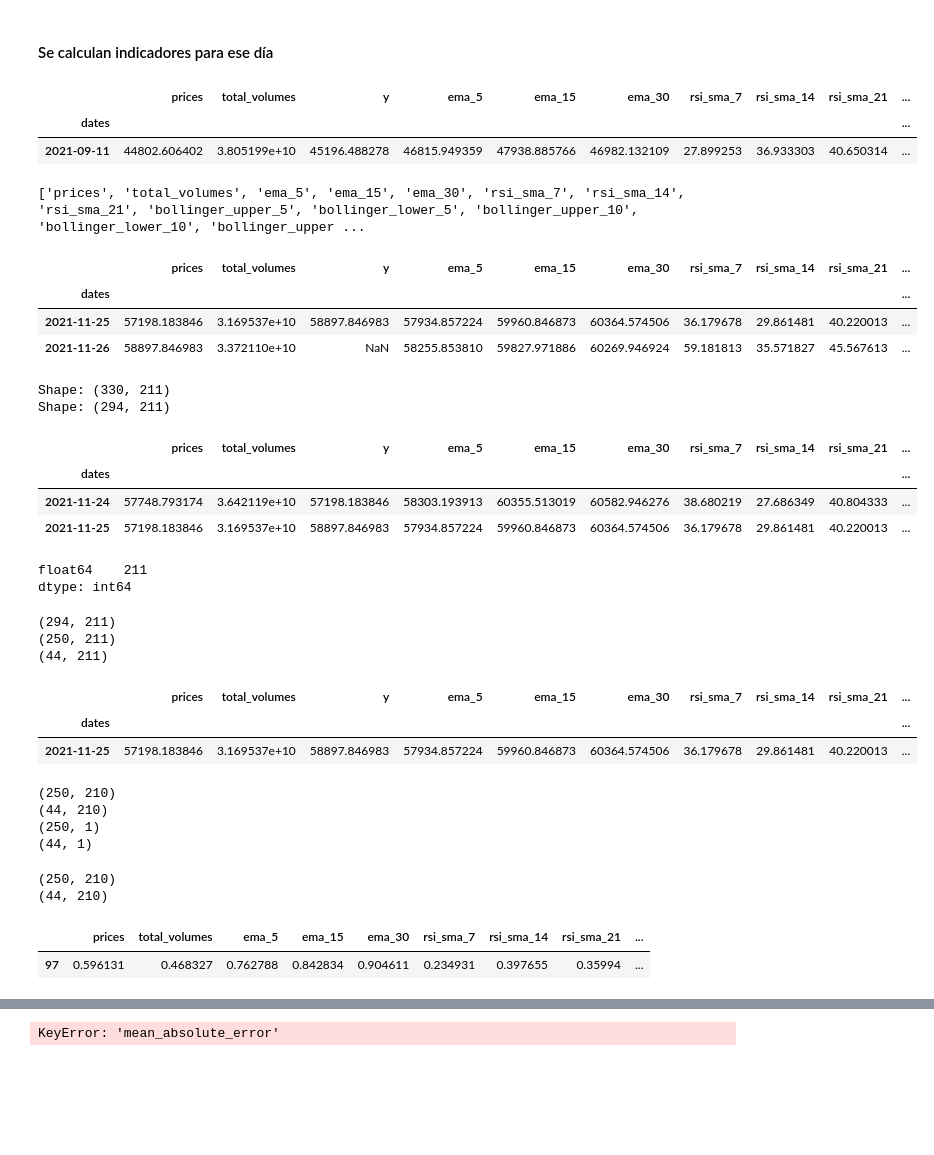
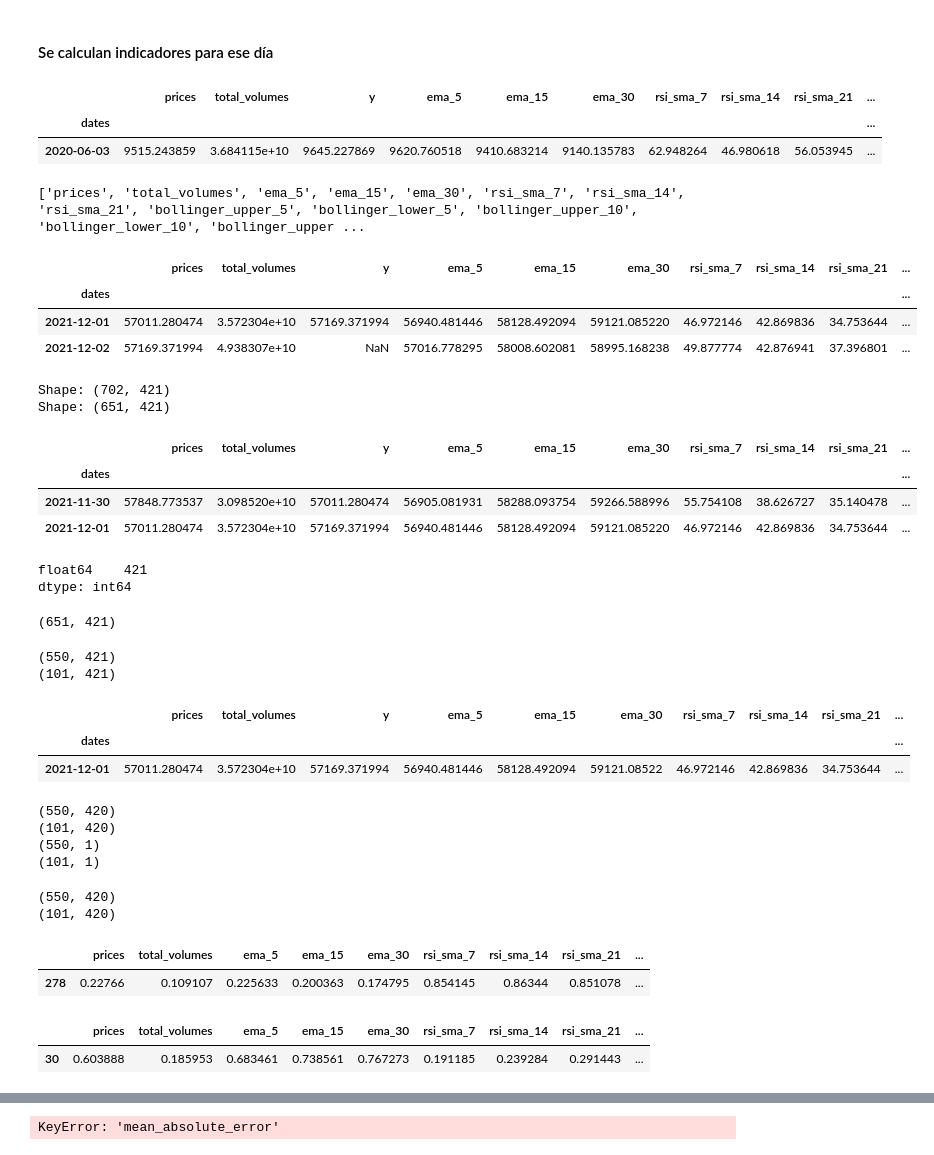
Before and after one commit to aldofranco91/Trading, a Jupyter notebook: Modelo Keras Regression.ipynb, the cells around one changed output, grey strips where cells are left out. Cells and saved outputs as stored; diff of their text form; code cells hidden in the pictures; blank space fills up the shorter version.

```diff
--- a/Modelo Keras Regression.ipynb
+++ b/Modelo Keras Regression.ipynb
@@ -33,8 +33,8 @@ def edit_prices_dict(d):
     return df
 # %%
 #dd/mm/yyyy
-from_date="01/01/2021"
-to_date="27/11/2021"
+from_date="01/01/2020"
+to_date="21/12/2021"
 from_unix = time.mktime(datetime.datetime.strptime(from_date, "%d/%m/%Y").timetuple())
 to_unix = time.mktime(datetime.datetime.strptime(to_date, "%d/%m/%Y").timetuple())
 
@@ -154,7 +154,7 @@ df.sample()
 # %% [output]
 |  | prices | total_volumes | y | ema_5 | ema_15 | ema_30 | rsi_sma_7 | rsi_sma_14 | rsi_sma_21 | ... |
 | dates |  |  |  |  |  |  |  |  |  | ... |
-| 2021-09-11 | 44802.606402 | 3.805199e+10 | 45196.488278 | 46815.949359 | 47938.885766 | 46982.132109 | 27.899253 | 36.933303 | 40.650314 | ... |
+| 2020-06-03 | 9515.243859 | 3.684115e+10 | 9645.227869 | 9620.760518 | 9410.683214 | 9140.135783 | 62.948264 | 46.980618 | 56.053945 | ... |
 # %%
 #df["y"] = 100*( (df["y"] - df["prices"])/df["prices"])
 #print(df.shape)
@@ -166,7 +166,7 @@ print(keep_columns)
 # %% [output]
 ['prices', 'total_volumes', 'ema_5', 'ema_15', 'ema_30', 'rsi_sma_7', 'rsi_sma_14', 'rsi_sma_21', 'bollinger_upper_5', 'bollinger_lower_5', 'bollinger_upper_10', 'bollinger_lower_10', 'bollinger_upper ...
 # %%
-minus = 15 # Es el lag del pasado cuanto pillamos
+minus = 30 # Es el lag del pasado cuanto pillamos
 list_shift = list(range(1, minus))
 
 for i in list_shift:
@@ -177,54 +177,56 @@ df.tail(2)
 # %% [output]
 |  | prices | total_volumes | y | ema_5 | ema_15 | ema_30 | rsi_sma_7 | rsi_sma_14 | rsi_sma_21 | ... |
 | dates |  |  |  |  |  |  |  |  |  | ... |
-| 2021-11-25 | 57198.183846 | 3.169537e+10 | 58897.846983 | 57934.857224 | 59960.846873 | 60364.574506 | 36.179678 | 29.861481 | 40.220013 | ... |
-| 2021-11-26 | 58897.846983 | 3.372110e+10 | NaN | 58255.853810 | 59827.971886 | 60269.946924 | 59.181813 | 35.571827 | 45.567613 | ... |
+| 2021-12-01 | 57011.280474 | 3.572304e+10 | 57169.371994 | 56940.481446 | 58128.492094 | 59121.085220 | 46.972146 | 42.869836 | 34.753644 | ... |
+| 2021-12-02 | 57169.371994 | 4.938307e+10 | NaN | 57016.778295 | 58008.602081 | 58995.168238 | 49.877774 | 42.876941 | 37.396801 | ... |
 # %%
 print("Shape: " + str(df.shape))
 df.dropna(inplace = True)
 print("Shape: " + str(df.shape))
 # %% [output]
-Shape: (330, 211)
-Shape: (294, 211)
+Shape: (702, 421)
+Shape: (651, 421)
 # %%
 df.tail(2)
 # %% [output]
 |  | prices | total_volumes | y | ema_5 | ema_15 | ema_30 | rsi_sma_7 | rsi_sma_14 | rsi_sma_21 | ... |
 | dates |  |  |  |  |  |  |  |  |  | ... |
-| 2021-11-24 | 57748.793174 | 3.642119e+10 | 57198.183846 | 58303.193913 | 60355.513019 | 60582.946276 | 38.680219 | 27.686349 | 40.804333 | ... |
-| 2021-11-25 | 57198.183846 | 3.169537e+10 | 58897.846983 | 57934.857224 | 59960.846873 | 60364.574506 | 36.179678 | 29.861481 | 40.220013 | ... |
+| 2021-11-30 | 57848.773537 | 3.098520e+10 | 57011.280474 | 56905.081931 | 58288.093754 | 59266.588996 | 55.754108 | 38.626727 | 35.140478 | ... |
+| 2021-12-01 | 57011.280474 | 3.572304e+10 | 57169.371994 | 56940.481446 | 58128.492094 | 59121.085220 | 46.972146 | 42.869836 | 34.753644 | ... |
 # %%
 df.dtypes.value_counts()
 # %% [output]
-float64    211
+float64    421
 dtype: int64
+# %%
+print(df.shape)
+# %% [output]
+(651, 421)
 # %%
-print(df.shape)
-cutoff = 250
+cutoff = 550
 
 train = df[0:cutoff]
 print(train.shape)
 
 test = df[cutoff:df.shape[0]]
 print(test.shape)
 test.tail(1)
 # %% [output]
-(294, 211)
-(250, 211)
-(44, 211)
+(550, 421)
+(101, 421)
 |  | prices | total_volumes | y | ema_5 | ema_15 | ema_30 | rsi_sma_7 | rsi_sma_14 | rsi_sma_21 | ... |
 | dates |  |  |  |  |  |  |  |  |  | ... |
-| 2021-11-25 | 57198.183846 | 3.169537e+10 | 58897.846983 | 57934.857224 | 59960.846873 | 60364.574506 | 36.179678 | 29.861481 | 40.220013 | ... |
+| 2021-12-01 | 57011.280474 | 3.572304e+10 | 57169.371994 | 56940.481446 | 58128.492094 | 59121.08522 | 46.972146 | 42.869836 | 34.753644 | ... |
 # %%
 X_train = train.drop(columns = ["y"]); print(X_train.shape)
 X_test = test.drop(columns = ["y"]); print(X_test.shape)
 y_train = train[["y"]]; print(y_train.shape)
 y_test = test[["y"]]; print(y_test.shape)
 # %% [output]
-(250, 210)
-(44, 210)
-(250, 1)
-(44, 1)
+(550, 420)
+(101, 420)
+(550, 1)
+(101, 1)
 # %%
 from sklearn.preprocessing import StandardScaler, MinMaxScaler
 scaler = MinMaxScaler()
@@ -234,13 +236,18 @@ print(X_train_ss.shape)
 X_test_ss = pd.DataFrame(scaler.transform(X_test), columns = X_test.columns)
 print(X_test_ss.shape)
 # %% [output]
-(250, 210)
-(44, 210)
+(550, 420)
+(101, 420)
 # %%
 X_train_ss.sample()
 # %% [output]
 |  | prices | total_volumes | ema_5 | ema_15 | ema_30 | rsi_sma_7 | rsi_sma_14 | rsi_sma_21 | ... |
-| 97 | 0.596131 | 0.468327 | 0.762788 | 0.842834 | 0.904611 | 0.234931 | 0.397655 | 0.35994 | ... |
+| 278 | 0.22766 | 0.109107 | 0.225633 | 0.200363 | 0.174795 | 0.854145 | 0.86344 | 0.851078 | ... |
+# %%
+X_test_ss.sample()
+# %% [output]
+|  | prices | total_volumes | ema_5 | ema_15 | ema_30 | rsi_sma_7 | rsi_sma_14 | rsi_sma_21 | ... |
+| 30 | 0.603888 | 0.185953 | 0.683461 | 0.738561 | 0.767273 | 0.191185 | 0.239284 | 0.291443 | ... |
 # %%
 import tensorflow as tf
 # https://keras.io/api/losses/
```
Also changed, not shown: parts of 9 cells of this notebook, 32 other files.
